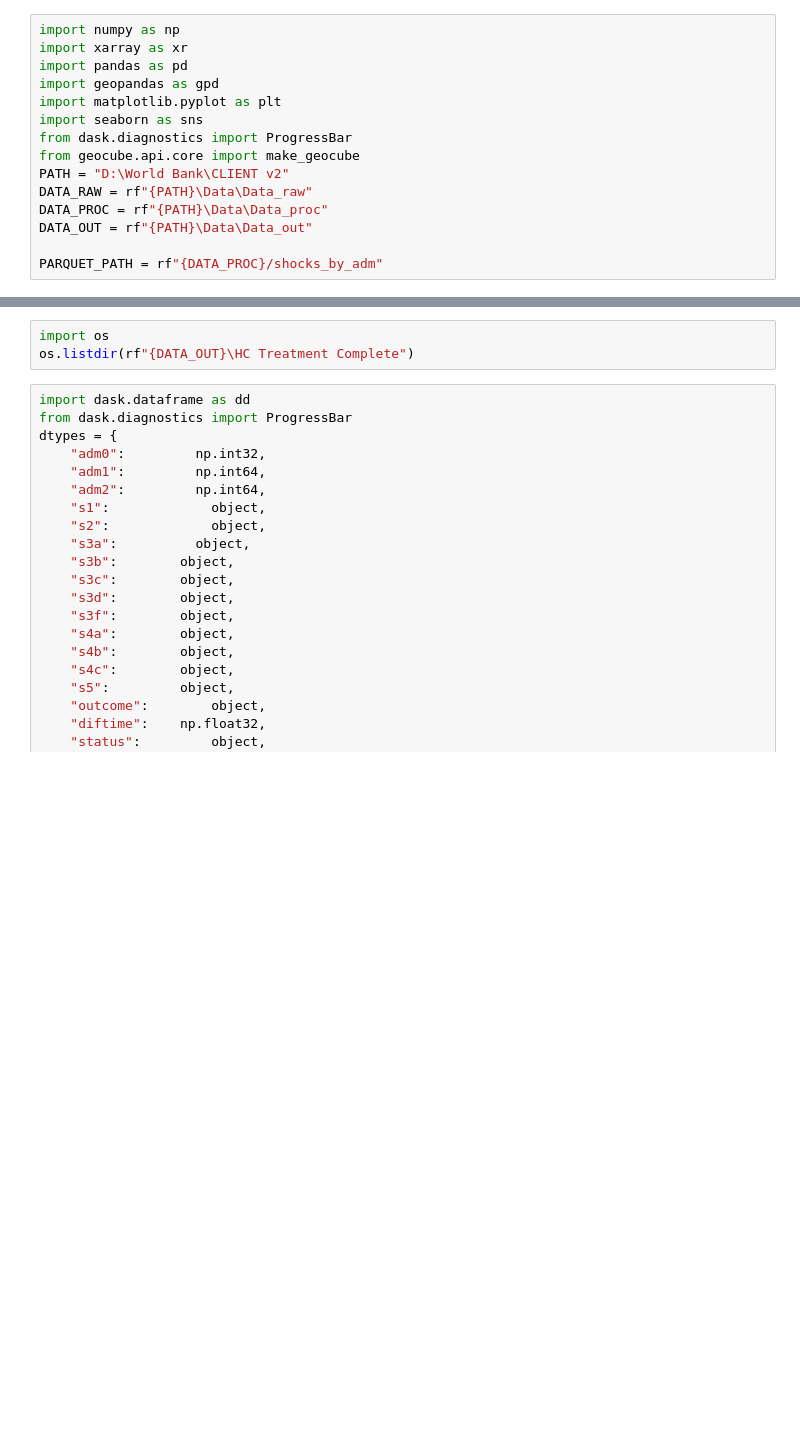
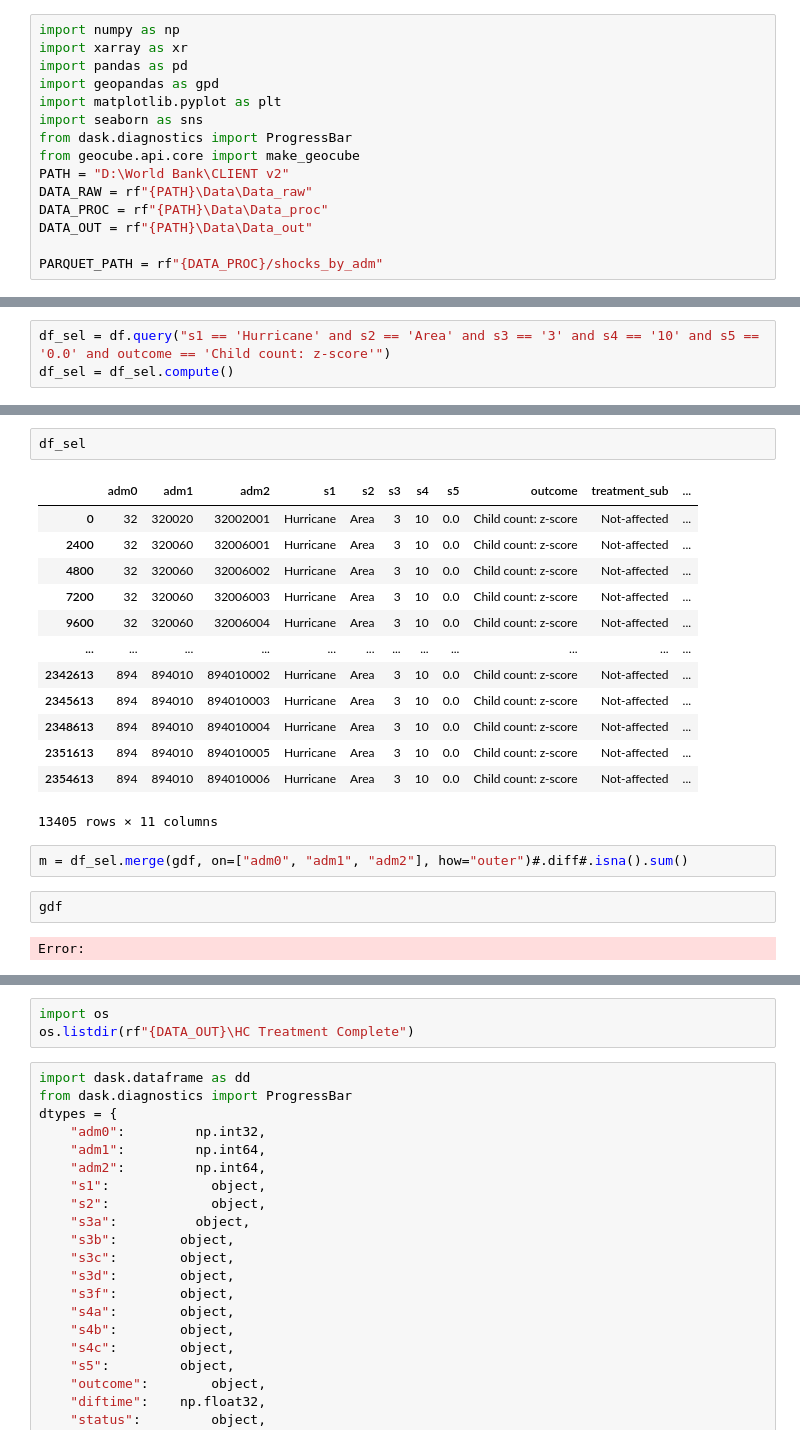
Before and after one commit to Queeno11/CLIENT-v2, a Jupyter notebook: debug.ipynb, the cells around one changed output, grey strips where cells are left out. Cells and saved outputs as stored; diff of their text form; blank space fills up the shorter version.

```diff
--- a/debug.ipynb
+++ b/debug.ipynb
@@ -15,0 +56,3 @@ PARQUET_PATH = rf"{DATA_PROC}/shocks_by_adm"
+# %%
+df_sel = df.query("s1 == 'Hurricane' and s2 == 'Area' and s3 == '3' and s4 == '10' and s5 == '0.0' and outcome == 'Child count: z-score'")
+df_sel = df_sel.compute()
@@ -15,0 +73,22 @@ PARQUET_PATH = rf"{DATA_PROC}/shocks_by_adm"
+# %%
+df_sel
+# %% [output]
+|  | adm0 | adm1 | adm2 | s1 | s2 | s3 | s4 | s5 | outcome | treatment_sub | ... |
+| 0 | 32 | 320020 | 32002001 | Hurricane | Area | 3 | 10 | 0.0 | Child count: z-score | Not-affected | ... |
+| 2400 | 32 | 320060 | 32006001 | Hurricane | Area | 3 | 10 | 0.0 | Child count: z-score | Not-affected | ... |
+| 4800 | 32 | 320060 | 32006002 | Hurricane | Area | 3 | 10 | 0.0 | Child count: z-score | Not-affected | ... |
+| 7200 | 32 | 320060 | 32006003 | Hurricane | Area | 3 | 10 | 0.0 | Child count: z-score | Not-affected | ... |
+| 9600 | 32 | 320060 | 32006004 | Hurricane | Area | 3 | 10 | 0.0 | Child count: z-score | Not-affected | ... |
+| ... | ... | ... | ... | ... | ... | ... | ... | ... | ... | ... | ... |
+| 2342613 | 894 | 894010 | 894010002 | Hurricane | Area | 3 | 10 | 0.0 | Child count: z-score | Not-affected | ... |
+| 2345613 | 894 | 894010 | 894010003 | Hurricane | Area | 3 | 10 | 0.0 | Child count: z-score | Not-affected | ... |
+| 2348613 | 894 | 894010 | 894010004 | Hurricane | Area | 3 | 10 | 0.0 | Child count: z-score | Not-affected | ... |
+| 2351613 | 894 | 894010 | 894010005 | Hurricane | Area | 3 | 10 | 0.0 | Child count: z-score | Not-affected | ... |
+| 2354613 | 894 | 894010 | 894010006 | Hurricane | Area | 3 | 10 | 0.0 | Child count: z-score | Not-affected | ... |
+13405 rows × 11 columns
+# %%
+m = df_sel.merge(gdf, on=["adm0", "adm1", "adm2"], how="outer")#.diff#.isna().sum()
+# %%
+gdf
+# %% [output]
+Error:
```
Also changed, not shown: parts of 18 cells of this notebook, 2 other files.
